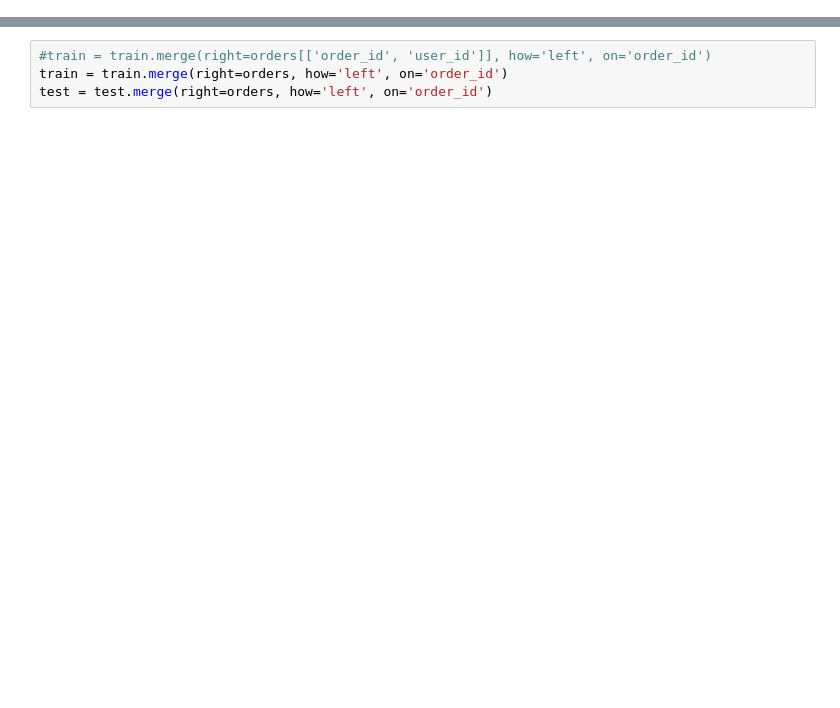
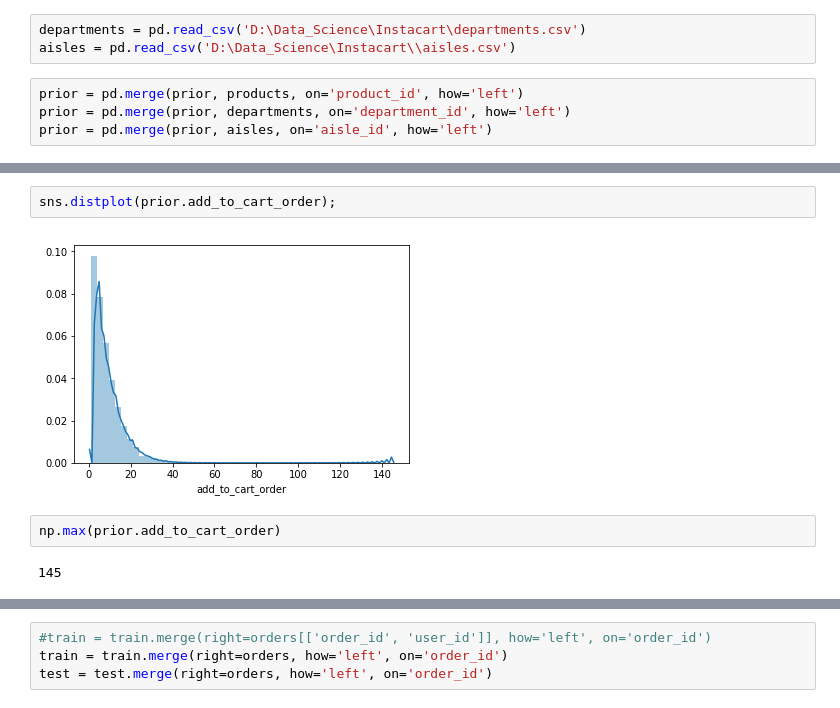
Before and after one commit to valfehr/Instacart, a Jupyter notebook: Untitled.ipynb, the cells around one changed output, grey strips where cells are left out. Cells and saved outputs as stored; diff of their text form; blank space fills up the shorter version.

```diff
--- a/Untitled.ipynb
+++ b/Untitled.ipynb
@@ -46,0 +124,7 @@ train.head()
+# %%
+departments = pd.read_csv('D:\Data_Science\Instacart\departments.csv')
+aisles = pd.read_csv('D:\Data_Science\Instacart\\aisles.csv')
+# %%
+prior = pd.merge(prior, products, on='product_id', how='left')
+prior = pd.merge(prior, departments, on='department_id', how='left')
+prior = pd.merge(prior, aisles, on='aisle_id', how='left')
@@ -46,0 +158,8 @@ train.head()
+# %%
+sns.distplot(prior.add_to_cart_order);
+# %% [output]
+[figure, added]
+# %%
+np.max(prior.add_to_cart_order)
+# %% [output]
+145
```
Also changed, not shown: parts of 64 cells of this notebook.
